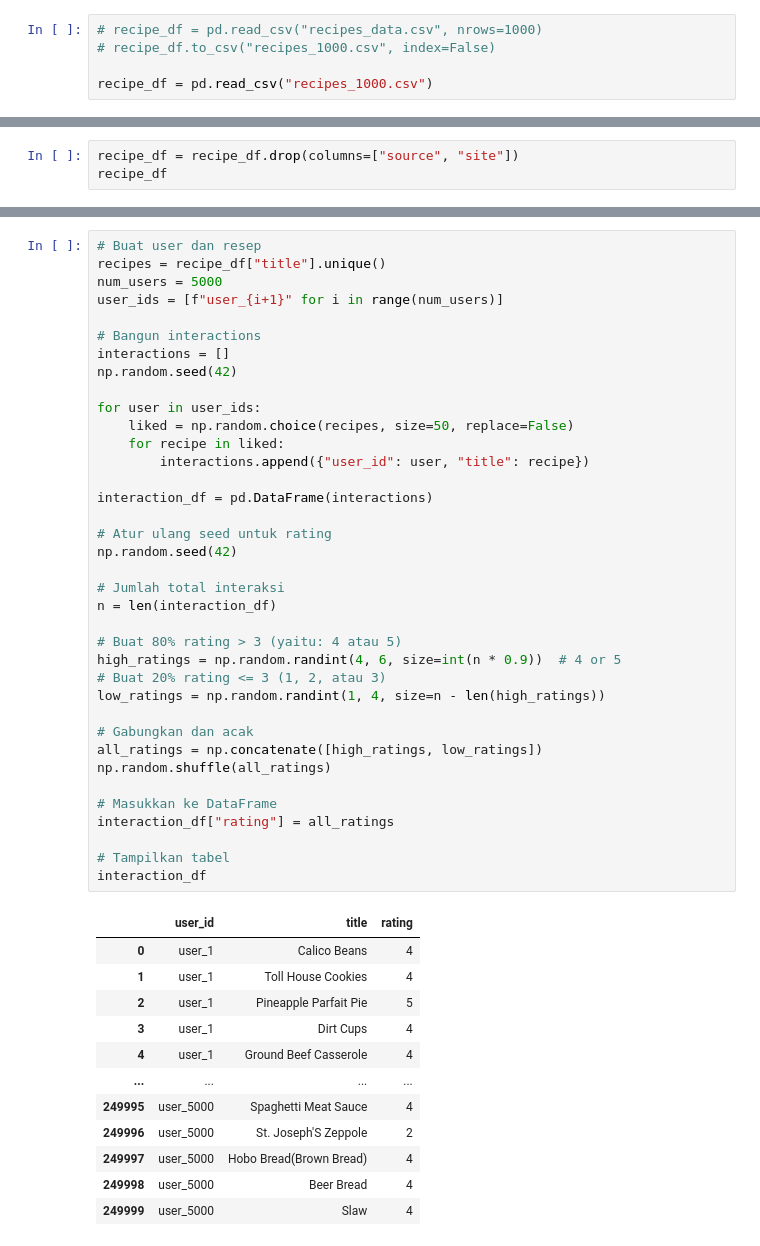
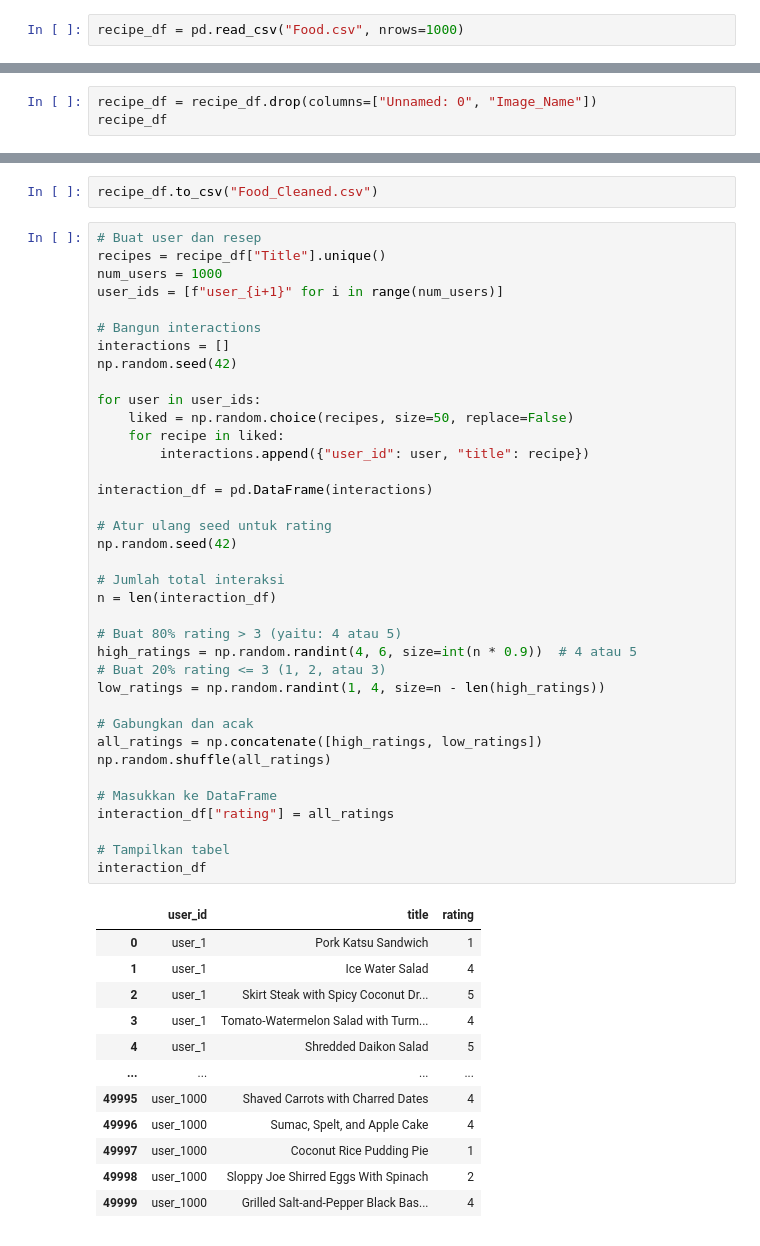
Before and after one commit to Ingredify/ML-Ingredify, a Jupyter notebook: main.ipynb, the cells around one changed output, grey strips where cells are left out. Drawn from its saved outputs; the diff is of its cells as text.

```diff
--- a/main.ipynb
+++ b/main.ipynb
@@ -12,8 +14,5 @@ from collections import Counter
 # %%
-# recipe_df = pd.read_csv("recipes_data.csv", nrows=1000)
-# recipe_df.to_csv("recipes_1000.csv", index=False)
-
-recipe_df = pd.read_csv("recipes_1000.csv")
+recipe_df = pd.read_csv("Food.csv", nrows=1000)
 # %%
 recipe_df
 # %% [output]
@@ -33,4 +32,4 @@ recipe_df
 # %%
-recipe_df = recipe_df.drop(columns=["source", "site"])
+recipe_df = recipe_df.drop(columns=["Unnamed: 0", "Image_Name"])
 recipe_df
 # %% [output]
@@ -93,7 +121,9 @@ bite size shredded rice biscuits, vanilla, brown sugar, nuts, milk, butter
+# %%
+recipe_df.to_csv("Food_Cleaned.csv")
 # %%
 # Buat user dan resep
-recipes = recipe_df["title"].unique()
-num_users = 5000
+recipes = recipe_df["Title"].unique()
+num_users = 1000
 user_ids = [f"user_{i+1}" for i in range(num_users)]
 
 # Bangun interactions
@@ -101,42 +131,42 @@ interactions = []
 np.random.seed(42)
 
 for user in user_ids:
     liked = np.random.choice(recipes, size=50, replace=False)
     for recipe in liked:
         interactions.append({"user_id": user, "title": recipe})
 
 interaction_df = pd.DataFrame(interactions)
 
 # Atur ulang seed untuk rating
 np.random.seed(42)
 
 # Jumlah total interaksi
 n = len(interaction_df)
 
 # Buat 80% rating > 3 (yaitu: 4 atau 5)
-high_ratings = np.random.randint(4, 6, size=int(n * 0.9))  # 4 or 5
+high_ratings = np.random.randint(4, 6, size=int(n * 0.9))  # 4 atau 5
 # Buat 20% rating <= 3 (1, 2, atau 3)
 low_ratings = np.random.randint(1, 4, size=n - len(high_ratings))
 
 # Gabungkan dan acak
 all_ratings = np.concatenate([high_ratings, low_ratings])
 np.random.shuffle(all_ratings)
 
 # Masukkan ke DataFrame
 interaction_df["rating"] = all_ratings
 
 # Tampilkan tabel
 interaction_df
 # %% [output]
 |  | user_id | title | rating |
-| 0 | user_1 | Calico Beans | 4 |
-| 1 | user_1 | Toll House Cookies | 4 |
-| 2 | user_1 | Pineapple Parfait Pie | 5 |
-| 3 | user_1 | Dirt Cups | 4 |
-| 4 | user_1 | Ground Beef Casserole | 4 |
+| 0 | user_1 | Pork Katsu Sandwich | 1 |
+| 1 | user_1 | Ice Water Salad | 4 |
+| 2 | user_1 | Skirt Steak with Spicy Coconut Dr... | 5 |
+| 3 | user_1 | Tomato-Watermelon Salad with Turm... | 4 |
+| 4 | user_1 | Shredded Daikon Salad | 5 |
 | ... | ... | ... | ... |
-| 249995 | user_5000 | Spaghetti Meat Sauce | 4 |
-| 249996 | user_5000 | St. Joseph'S Zeppole | 2 |
-| 249997 | user_5000 | Hobo Bread(Brown Bread) | 4 |
-| 249998 | user_5000 | Beer Bread | 4 |
-| 249999 | user_5000 | Slaw | 4 |
+| 49995 | user_1000 | Shaved Carrots with Charred Dates | 4 |
+| 49996 | user_1000 | Sumac, Spelt, and Apple Cake | 4 |
+| 49997 | user_1000 | Coconut Rice Pudding Pie | 1 |
+| 49998 | user_1000 | Sloppy Joe Shirred Eggs With Spinach | 2 |
+| 49999 | user_1000 | Grilled Salt-and-Pepper Black Bas... | 4 |
```
Also changed, not shown: parts of 10 cells of this notebook, 3 other files.
